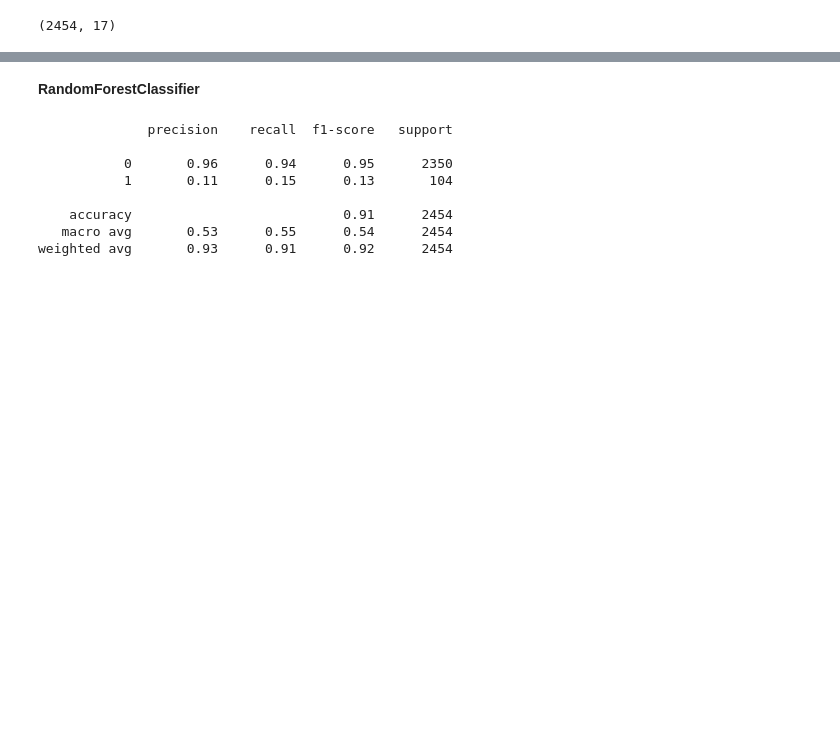
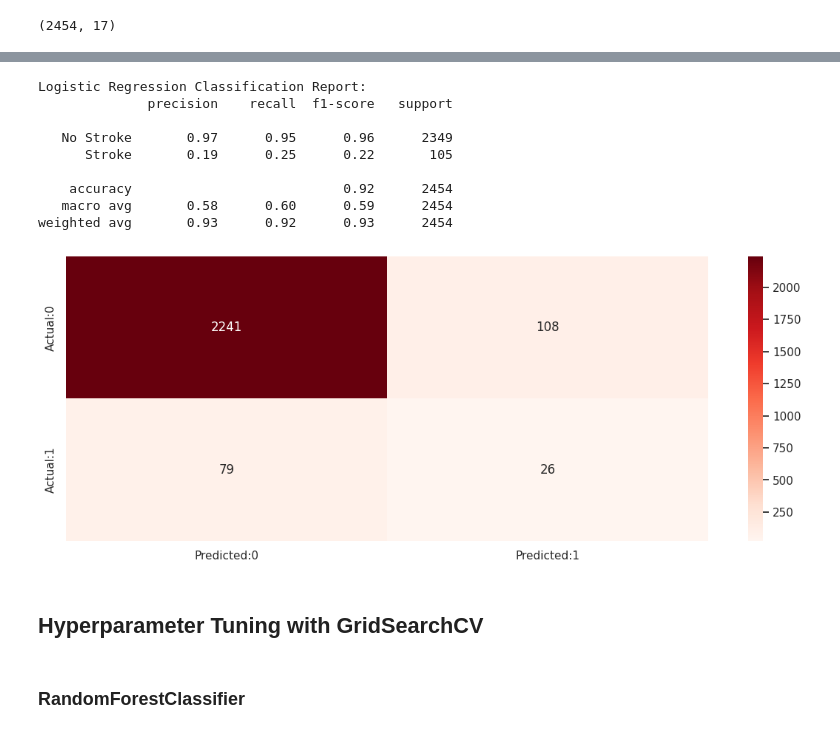
Before and after one commit to Chii2401344/BCS102_Assignment, a Jupyter notebook: BCS102_Assignment.ipynb, the cells around one changed output, grey strips where cells are left out. Saved outputs shown, nothing was run; the diff lists cells and outputs as text; code cells hidden in the pictures; blank space fills up the shorter version.

Commit message:
With Hyperparameter Tuning

```diff
--- a/BCS102_Assignment.ipynb
+++ b/BCS102_Assignment.ipynb
@@ -567,17 +518,24 @@ sns.heatmap(conf_matrix, annot=True,fmt='d',cmap="Reds");
+# %%
+# Displaying Performance Reports
+print("\nLogistic Regression Classification Report:")
+print(logreg_report)
+cm = confusion_matrix(y_test,logreg_pred)
+
+plt.figure(figsize=(14,5))
+conf_matrix = pd.DataFrame(data=cm,columns=['Predicted:0','Predicted:1'],index=['Actual:0','Actual:1'])
+sns.heatmap(conf_matrix, annot=True,fmt='d',cmap="Reds");
+# %% [output]
+Logistic Regression Classification Report:
+              precision    recall  f1-score   support
+
+   No Stroke       0.97      0.95      0.96      2349
+      Stroke       0.19      0.25      0.22       105
+
+    accuracy                           0.92      2454
+   macro avg       0.58      0.60      0.59      2454
+weighted avg       0.93      0.92      0.93      2454
+[figure, added]
+# %% [markdown]
+## **Hyperparameter Tuning with GridSearchCV**
 # %% [markdown]
-**RandomForestClassifier**
+### **RandomForestClassifier**
-# %%
-# Random Forest Classified Model
-rfc.fit(x_train_balanced, y_train_balanced)
-y_pred_rfc2 = rfc.predict(x_test)
-
-print(classification_report(y_test, y_pred_rfc2))
-# %% [output]
-              precision    recall  f1-score   support
-
-           0       0.96      0.94      0.95      2350
-           1       0.11      0.15      0.13       104
-
-    accuracy                           0.91      2454
-   macro avg       0.53      0.55      0.54      2454
-weighted avg       0.93      0.91      0.92      2454
```
Also changed, not shown: parts of 22 cells of this notebook.
